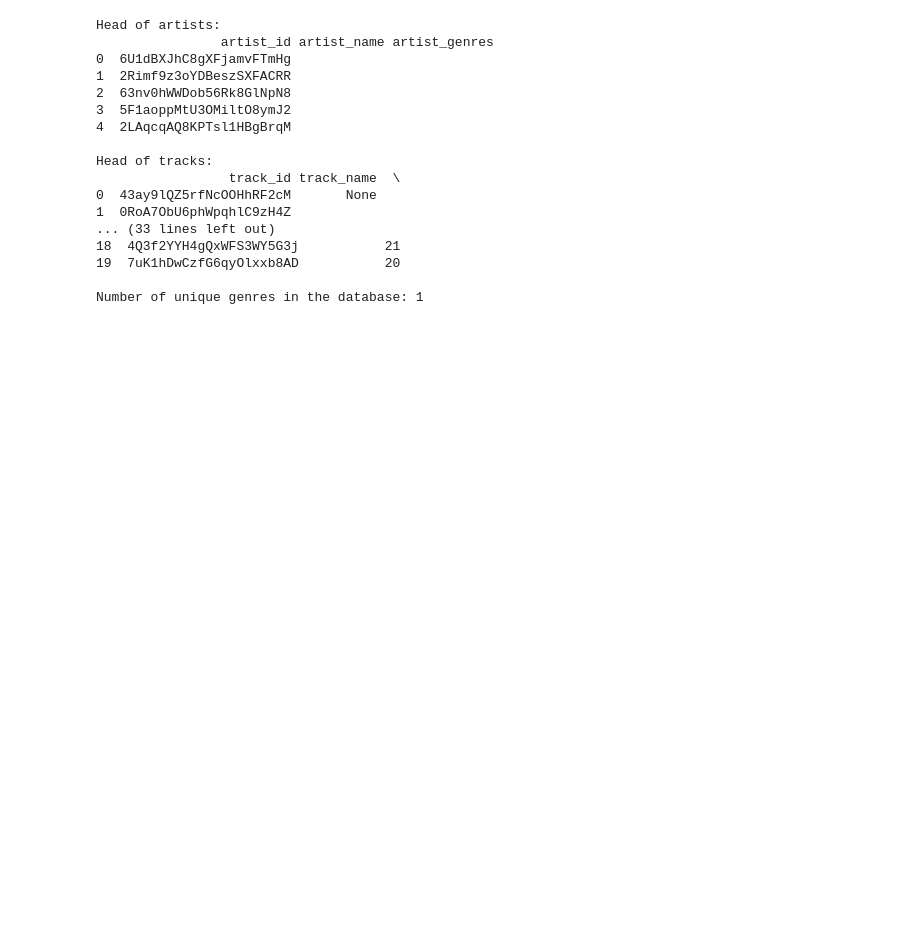
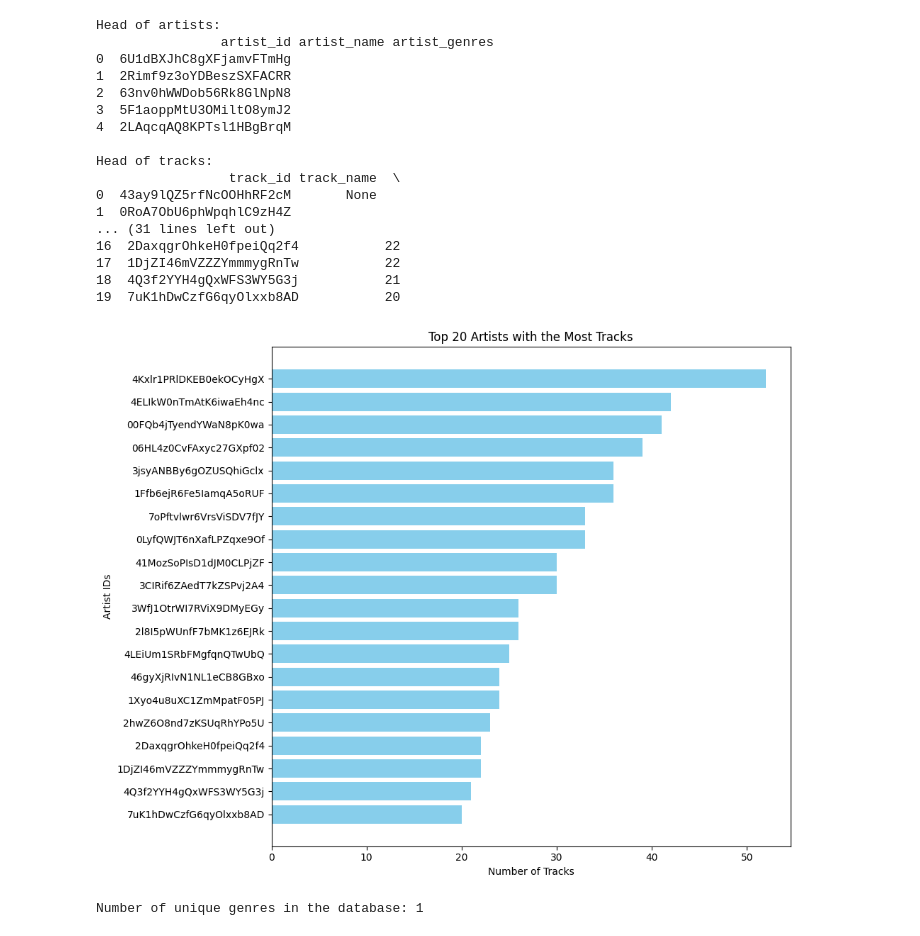
Before and after one commit to adeteyah/music_recommender_system, a Jupyter notebook: notebooks/songs_eda.ipynb, the cells around one changed output. Saved outputs shown, nothing was run; the diff lists cells and outputs as text; code cells hidden in the pictures; blank space fills up the shorter version.

```diff
--- a/notebooks/songs_eda.ipynb
+++ b/notebooks/songs_eda.ipynb
@@ -9,7 +9,7 @@ conn = sqlite3.connect(db_path)
 
 # Function to fetch data and display head
 def fetch_and_display_head(table_name):
-    query = f"SELECT * FROM {table_name} LIMIT 5"
+    query = f"SELECT * FROM {table_name} LIMIT 2"
     df = pd.read_sql_query(query, conn)
     print(f"Head of {table_name}:")
     print(df)
@@ -68,33 +68,35 @@ print()
 plt.figure(figsize=(10, 8))
 plt.barh(tracks_by_artist['artist_ids'], tracks_by_artist['track_count'], color='skyblue')
 plt.xlabel('Number of Tracks')
 plt.ylabel('Artist IDs')
 plt.title('Top 20 Artists with the Most Tracks')
 plt.gca().invert_yaxis()  # Invert y-axis to show highest count at the top
 plt.tight_layout()
 plt.show()
 
 # Count unique genres
 unique_genre_count = count_unique_genres()
 print(f"Number of unique genres in the database: {unique_genre_count}")
 
 # Close the database connection
 conn.close()
 # %% [output]
 Head of artists:
                 artist_id artist_name artist_genres
 0  6U1dBXJhC8gXFjamvFTmHg
 1  2Rimf9z3oYDBeszSXFACRR
 2  63nv0hWWDob56Rk8GlNpN8
 3  5F1aoppMtU3OMiltO8ymJ2
 4  2LAqcqAQ8KPTsl1HBgBrqM
 
 Head of tracks:
                  track_id track_name  \
 0  43ay9lQZ5rfNcOOHhRF2cM       None
 1  0RoA7ObU6phWpqhlC9zH4Z
-... (33 lines left out)
+... (31 lines left out)
+16  2DaxqgrOhkeH0fpeiQq2f4           22
+17  1DjZI46mVZZZYmmmygRnTw           22
 18  4Q3f2YYH4gQxWFS3WY5G3j           21
 19  7uK1hDwCzfG6qyOlxxb8AD           20
-
-Number of unique genres in the database: 1
+[figure, added]
+Number of unique genres in the database: 1
```
